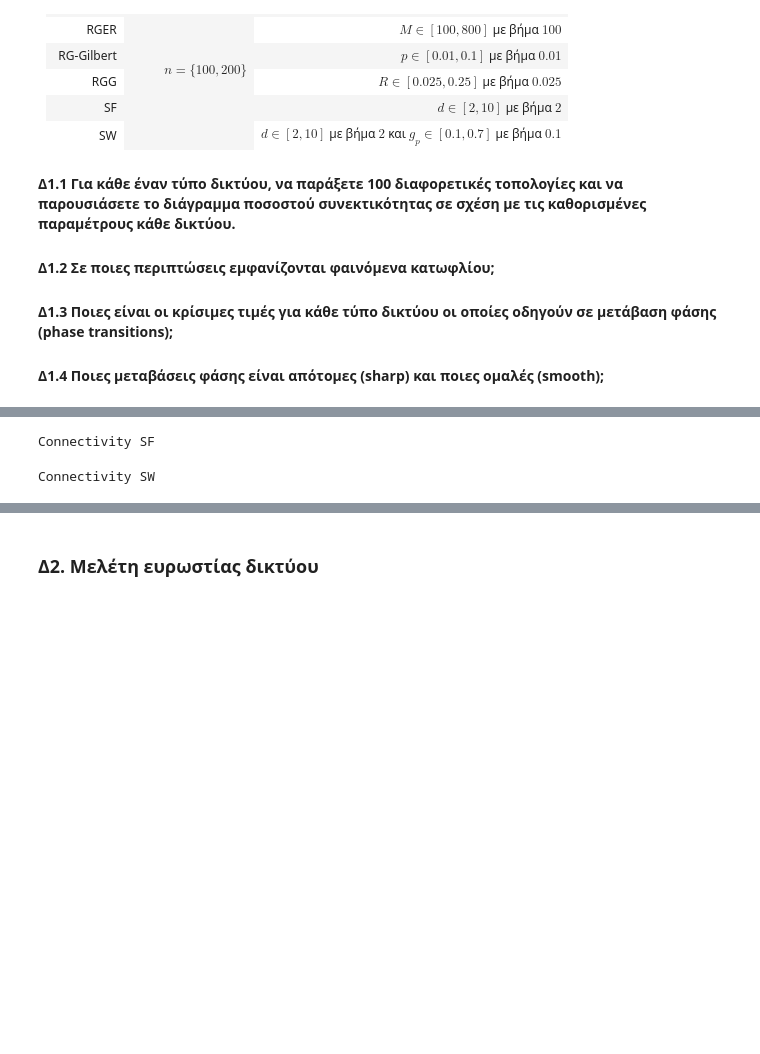
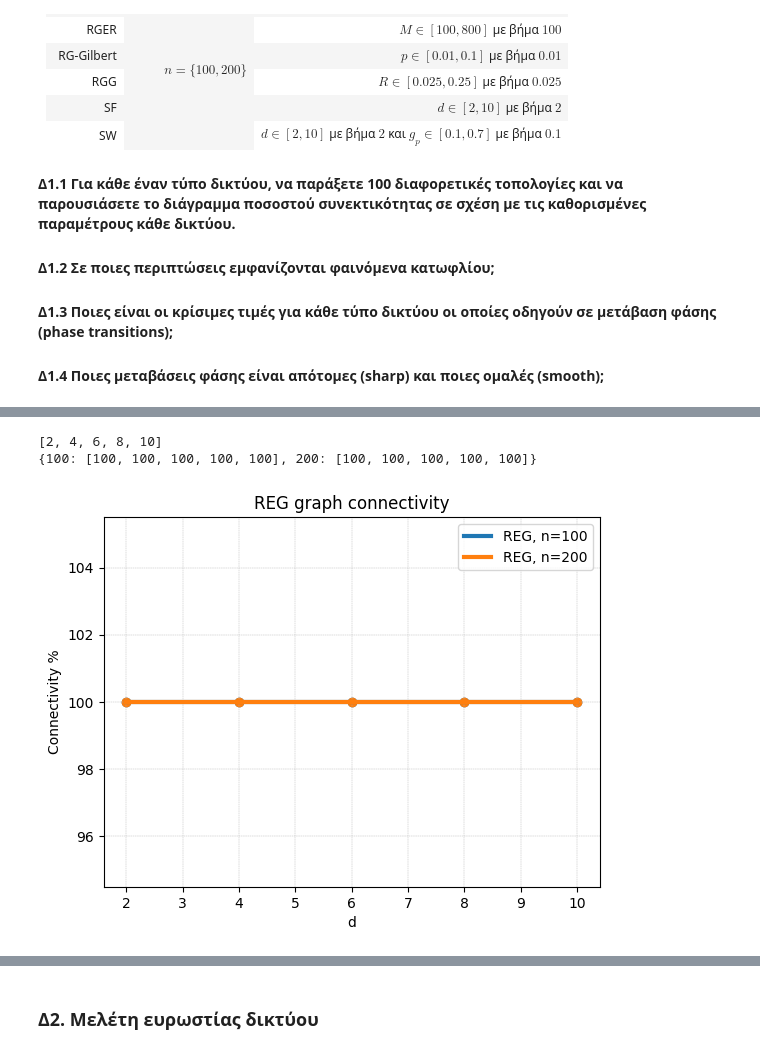
Before and after one commit to billdepo/Social-Networks-Analysis, a Jupyter notebook: lab1/lab1_student_version_Depastas.ipynb, the cells around one changed output, grey strips where cells are left out. Cells and saved outputs as stored; diff of their text form; code cells hidden in the pictures; blank space fills up the shorter version.

```diff
--- a/lab1/lab1_student_version_Depastas.ipynb
+++ b/lab1/lab1_student_version_Depastas.ipynb
@@ -963,8 +1128,67 @@ Connectivity RGG
-# %%
-print("Connectivity SF")
-# %% [output]
-Connectivity SF
-# %%
-print("Connectivity SW")
-# %% [output]
-Connectivity SW
+# %%
+# REG case
+n_options = (100, 200) # nodes can be either 100 or 200
+d_range = range(2, 12, 2)
+samples = range(100)  # number of graph samples to generate
+
+# define two lists that will hold the connected graph count series for the two values of n
+
+series: dict = {
+    n_options[0]: [],
+    n_options[1]: []
+}  # is like: {100: [], 200: []}
+
+for n in n_options:
+    for d in d_range: # d = [2, 10] range
+        connected_graphs: int = 0  # connected graphs out of 100 for a set of selected parameters
+        for i in samples:  # generate 100 graph instances for each pair of parameters
+            G: nx.Graph = nx.watts_strogatz_graph(n, d, p=0)
+            connected: bool = nx.is_connected(G)
+            connected_graphs += connected # adds 1 if connected=True else adds 0 if connected=False (hence no increment)
+            # this number is bounded between 0 and 100, hence we keep it like this (as a percentage)
+        series[n].append(connected_graphs)
+
+
+print(list(d_range))
+print(series)
+# %% [output]
+[2, 4, 6, 8, 10]
+{100: [100, 100, 100, 100, 100], 200: [100, 100, 100, 100, 100]}
+# %%
+def connectivity(parameter: str, parameter_range: iter, G_create_func: callable, params_dict: dict = {},
+                n_options: tuple = (100,200), samples: iter = range(100)) -> dict[int, list]:
+
+    # define a dict with lists that will hold the connected graph count series for the two values of n
+    series: dict = {n_options[i]: [] for i in range(len(n_options))}  # is like: {100: [], 200: []} for instance
+    new_params_dict = params_dict.copy()
+
+    for n in n_options:
+        new_params_dict['n'] = n
+        for param in parameter_range:
+            new_params_dict[parameter] = param
+            connected_graphs: int = 0  # connected graphs out of samples for a set of selected parameters
+            for i in samples:  # generate 100 graph instances for each pair of parameters
+                G: nx.Graph = G_create_func(**new_params_dict)
+                connected: bool = nx.is_connected(G)
+                connected_graphs += connected # adds 1 if connected=True else adds 0 if connected=False (hence no increment)
+                # this number is bounded between 0 and 100, hence we keep it like this (as a percentage)
+            series[n].append(connected_graphs * (100/len(samples)))
+    return series
+# %%
+def plot_connectivity(series: dict, param_range: iter, x_axis_parameter_name: str, graph_name: str) -> None:
+    for key, value in series.items():
+        plt.plot(list(param_range), series[key], label=f"{graph_name}, n={key}", linewidth=3)
+        plt.scatter(list(param_range), series[key])
+
+    plt.title(f"{graph_name} graph connectivity")
+    plt.xlabel(f"{x_axis_parameter_name}")
+    plt.ylabel("Connectivity %")
+    plt.grid(linestyle='--', linewidth=0.3)
+    plt.legend()
+    plt.show()
+# %%
+param_range = range(2, 12, 2)
+REG_series = connectivity('k', param_range, params_dict={'p': 0}, G_create_func = nx.watts_strogatz_graph)
+plot_connectivity(REG_series, param_range, 'd', 'REG')
+# %% [output]
+[figure, added]
```
Also changed, not shown: parts of 28 cells of this notebook.
